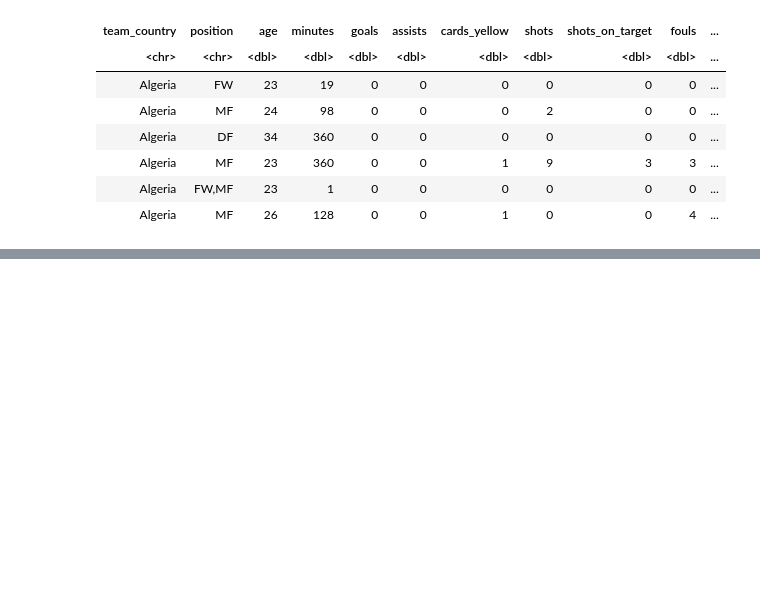
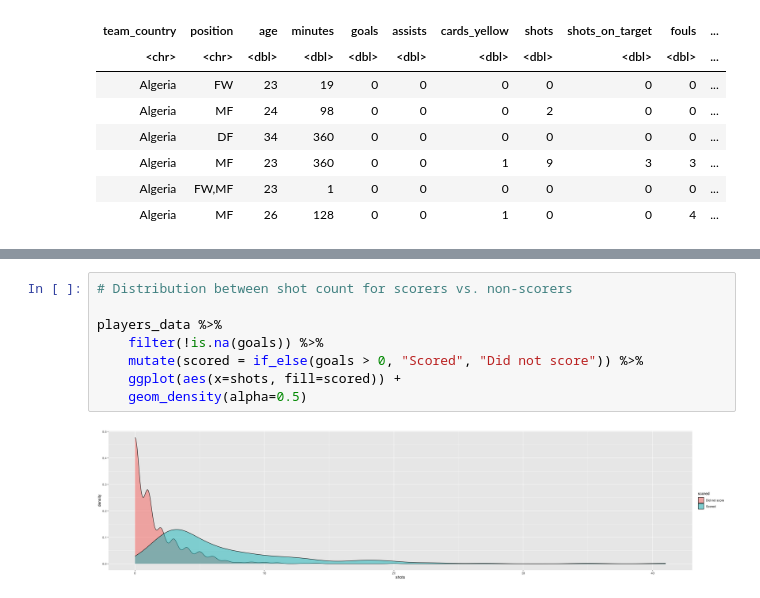
Before and after one commit to romansinkus/stat-301-project, a Jupyter notebook: roman/eda.ipynb, the cells around one changed output, grey strips where cells are left out. Drawn from its saved outputs; the diff is of its cells as text; blank space fills up the shorter version.

```diff
--- a/roman/eda.ipynb
+++ b/roman/eda.ipynb
@@ -305,0 +390,10 @@ A tibble: 2 × 10
+# %%
+# Distribution between shot count for scorers vs. non-scorers
+
+players_data %>%
+    filter(!is.na(goals)) %>%
+    mutate(scored = if_else(goals > 0, "Scored", "Did not score")) %>%
+    ggplot(aes(x=shots, fill=scored)) +
+    geom_density(alpha=0.5)
+# %% [output]
+[figure, added]
```
Also changed, not shown: parts of 6 cells of this notebook, 2 other files.
